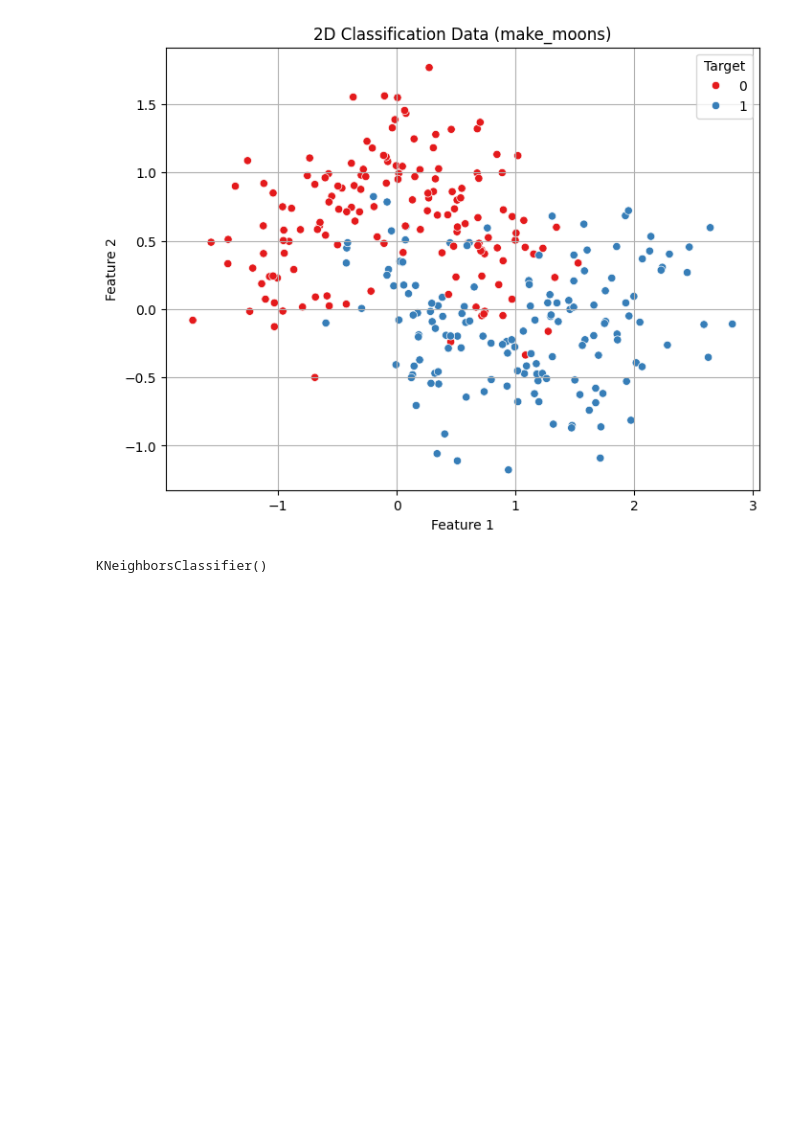
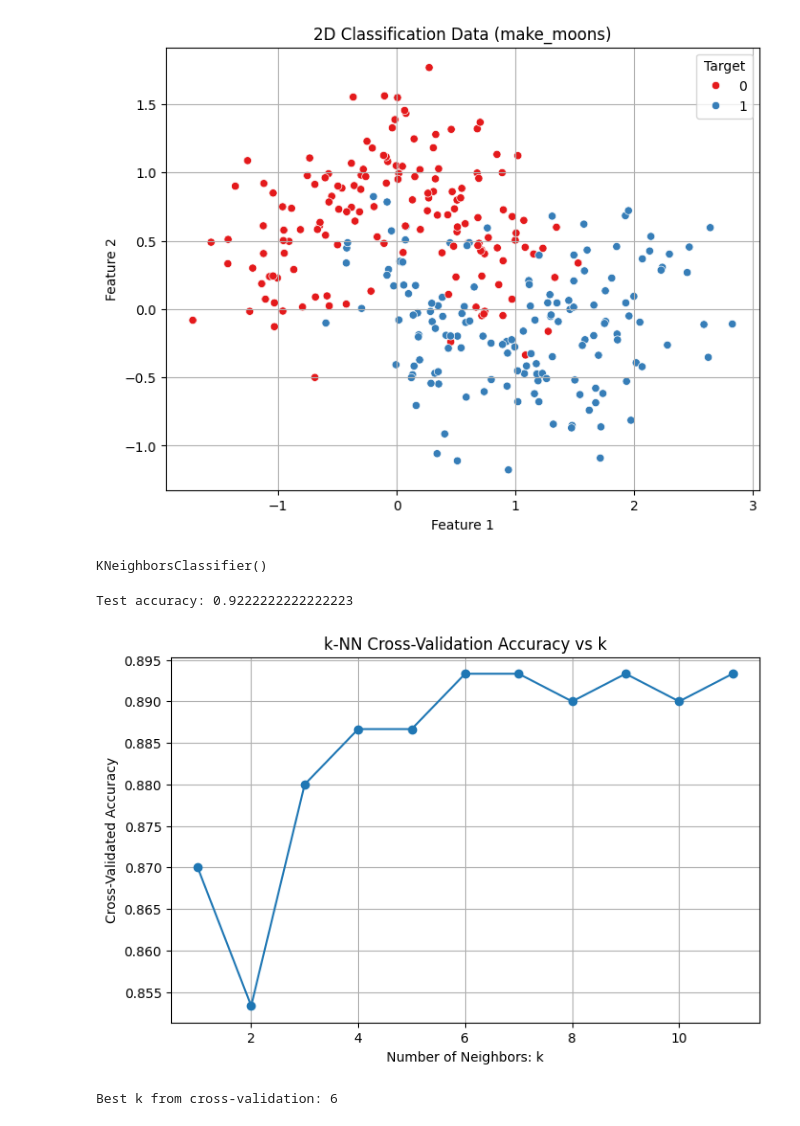
Before and after one commit to dipak1920basnet/KNN, a Jupyter notebook: knn_sk_learn.ipynb, the cells around one changed output. Drawn from its saved outputs; the diff is of its cells as text; code cells hidden in the pictures; blank space fills up the shorter version.

Commit message:
cross-validation to choose best k

```diff
--- a/knn_sk_learn.ipynb
+++ b/knn_sk_learn.ipynb
@@ -40,4 +40,6 @@ KNeighborsClassifier()
 # %%
 predictions = model.predict(X_test)
 # %%
-print(f"Test accuracy:: ")
+print(f"Test accuracy: {accuracy_score(y_test, predictions)} ")
+# %% [output]
+Test accuracy: 0.9222222222222223
@@ -43,0 +49,24 @@ print(f"Test accuracy:: ")
+# %%
+k_range = range(1,12)
+cv_scores = []
+# %%
+for k in k_range:
+    knn=KNeighborsClassifier(n_neighbors=k)
+    scores = cross_val_score(knn, X_scaled, y, cv=5, scoring="accuracy")
+    cv_scores.append(scores.mean())
+# %%
+plt.figure(figsize=(8,5))
+plt.plot(k_range, cv_scores,marker="o")
+plt.title("k-NN Cross-Validation Accuracy vs k")
+plt.xlabel("Number of Neighbors: k")
+plt.ylabel("Cross-Validated Accuracy")
+plt.grid(True)
+plt.savefig("figure/k-NN_CV_Accuracy vs K")
+plt.show()
+# %% [output]
+[figure, added]
+# %%
+best_k = k_range[np.argmax(cv_scores)]
+print(f"Best k from cross-validation: {best_k}")
+# %% [output]
+Best k from cross-validation: 6
```
Also changed, not shown: parts of 1 cell of this notebook.
